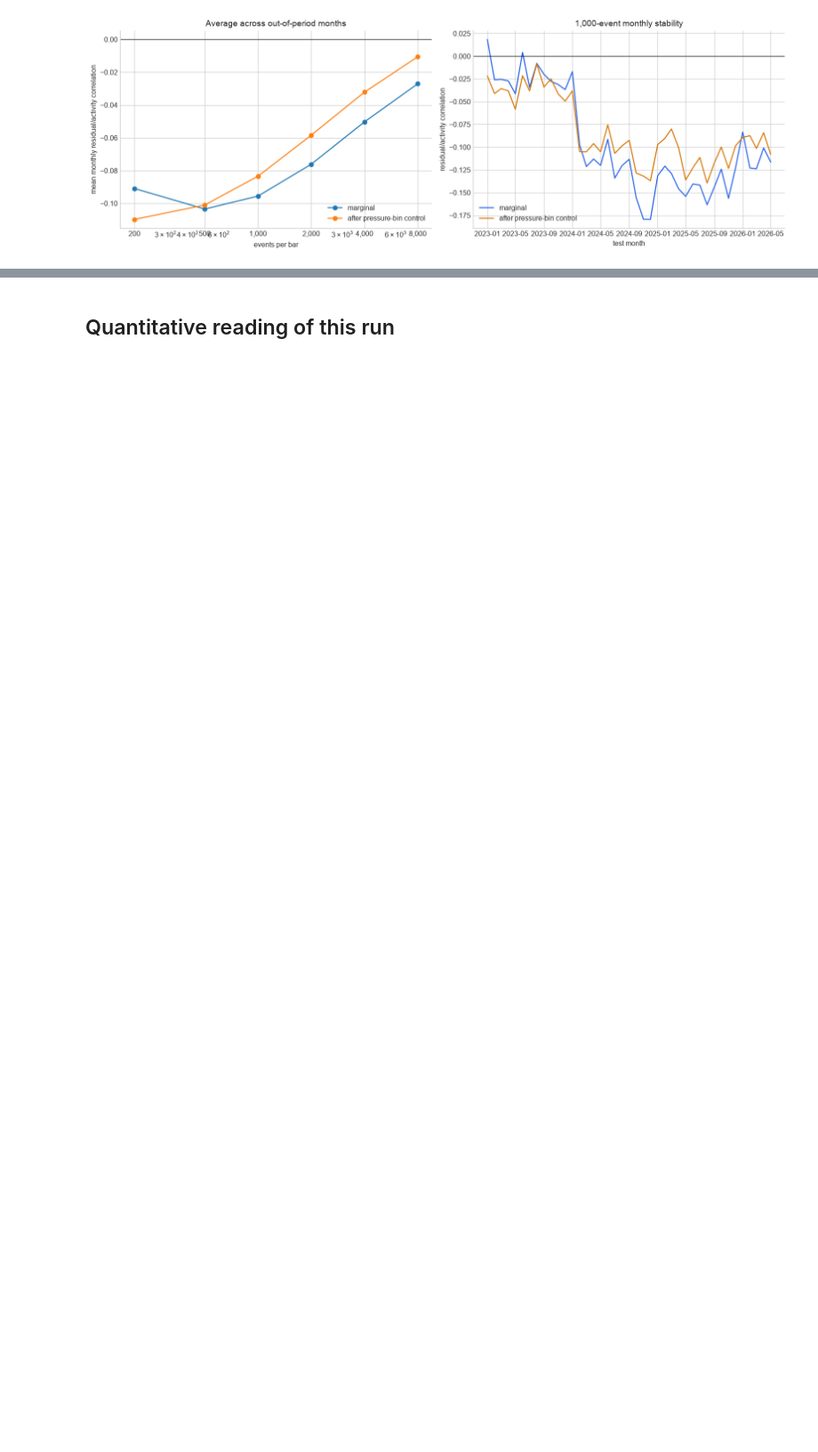
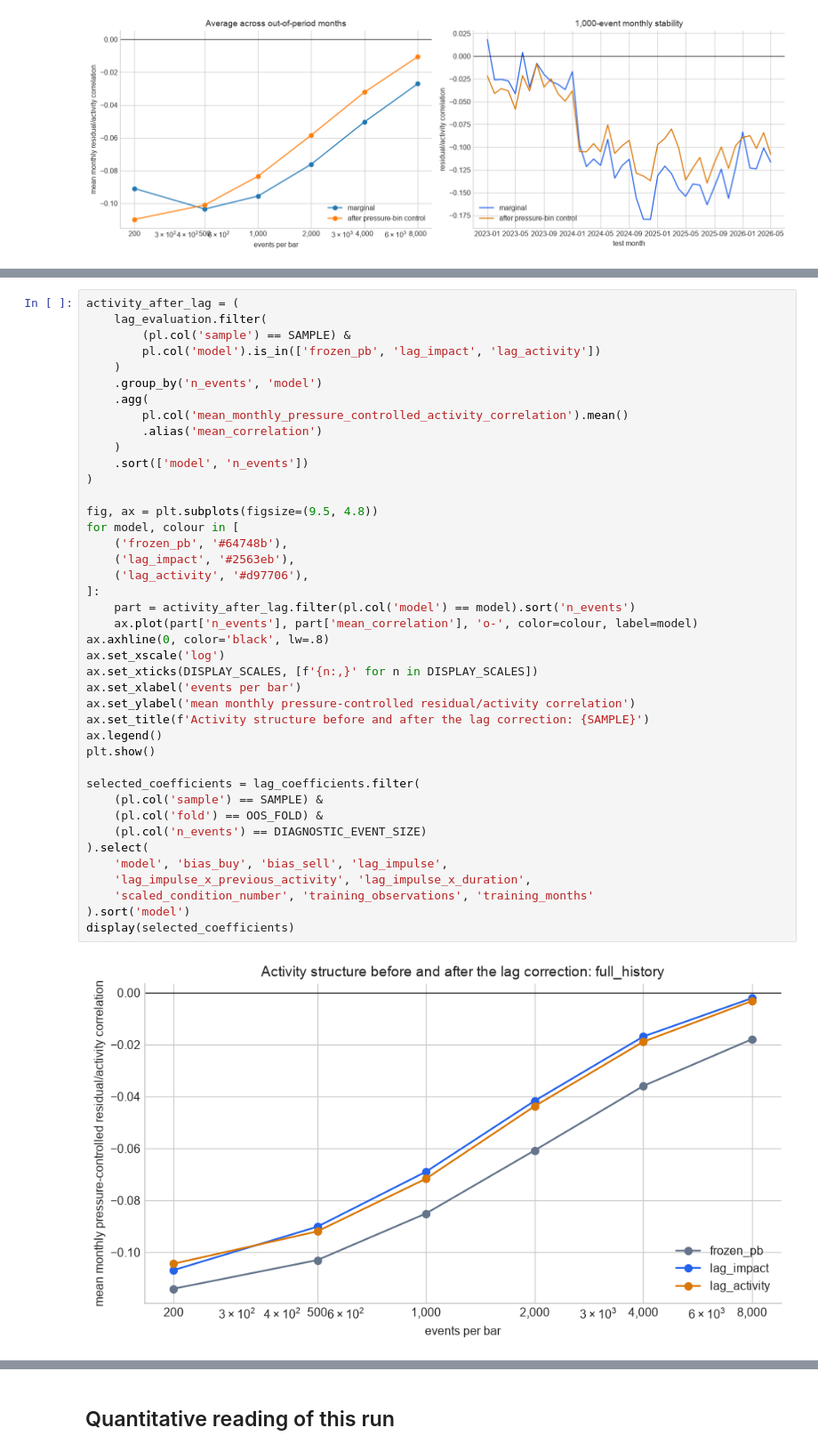
Before and after one commit to pdmillington/market-impact-research, a Jupyter notebook: alpha-search/notebooks/PBScaleFreeImpactWorkbench.ipynb, the cells around one changed output, grey strips where cells are left out. Shown at 89% size. Saved outputs shown, nothing was run; the diff lists cells and outputs as text; blank space fills up the shorter version.

```diff
--- a/alpha-search/notebooks/PBScaleFreeImpactWorkbench.ipynb
+++ b/alpha-search/notebooks/PBScaleFreeImpactWorkbench.ipynb
@@ -1016,0 +1267,43 @@ shape: (6, 6)
+# %%
+activity_after_lag = (
+    lag_evaluation.filter(
+        (pl.col('sample') == SAMPLE) &
+        pl.col('model').is_in(['frozen_pb', 'lag_impact', 'lag_activity'])
+    )
+    .group_by('n_events', 'model')
+    .agg(
+        pl.col('mean_monthly_pressure_controlled_activity_correlation').mean()
+        .alias('mean_correlation')
+    )
+    .sort(['model', 'n_events'])
+)
+
+fig, ax = plt.subplots(figsize=(9.5, 4.8))
+for model, colour in [
+    ('frozen_pb', '#64748b'),
+    ('lag_impact', '#2563eb'),
+    ('lag_activity', '#d97706'),
+]:
+    part = activity_after_lag.filter(pl.col('model') == model).sort('n_events')
+    ax.plot(part['n_events'], part['mean_correlation'], 'o-', color=colour, label=model)
+ax.axhline(0, color='black', lw=.8)
+ax.set_xscale('log')
+ax.set_xticks(DISPLAY_SCALES, [f'{n:,}' for n in DISPLAY_SCALES])
+ax.set_xlabel('events per bar')
+ax.set_ylabel('mean monthly pressure-controlled residual/activity correlation')
+ax.set_title(f'Activity structure before and after the lag correction: {SAMPLE}')
+ax.legend()
+plt.show()
+
+selected_coefficients = lag_coefficients.filter(
+    (pl.col('sample') == SAMPLE) &
+    (pl.col('fold') == OOS_FOLD) &
+    (pl.col('n_events') == DIAGNOSTIC_EVENT_SIZE)
+).select(
+    'model', 'bias_buy', 'bias_sell', 'lag_impulse',
+    'lag_impulse_x_previous_activity', 'lag_impulse_x_duration',
+    'scaled_condition_number', 'training_observations', 'training_months'
+).sort('model')
+display(selected_coefficients)
+# %% [output]
+[figure, added]
```
Also changed, not shown: parts of 11 cells of this notebook, 13 other files.
